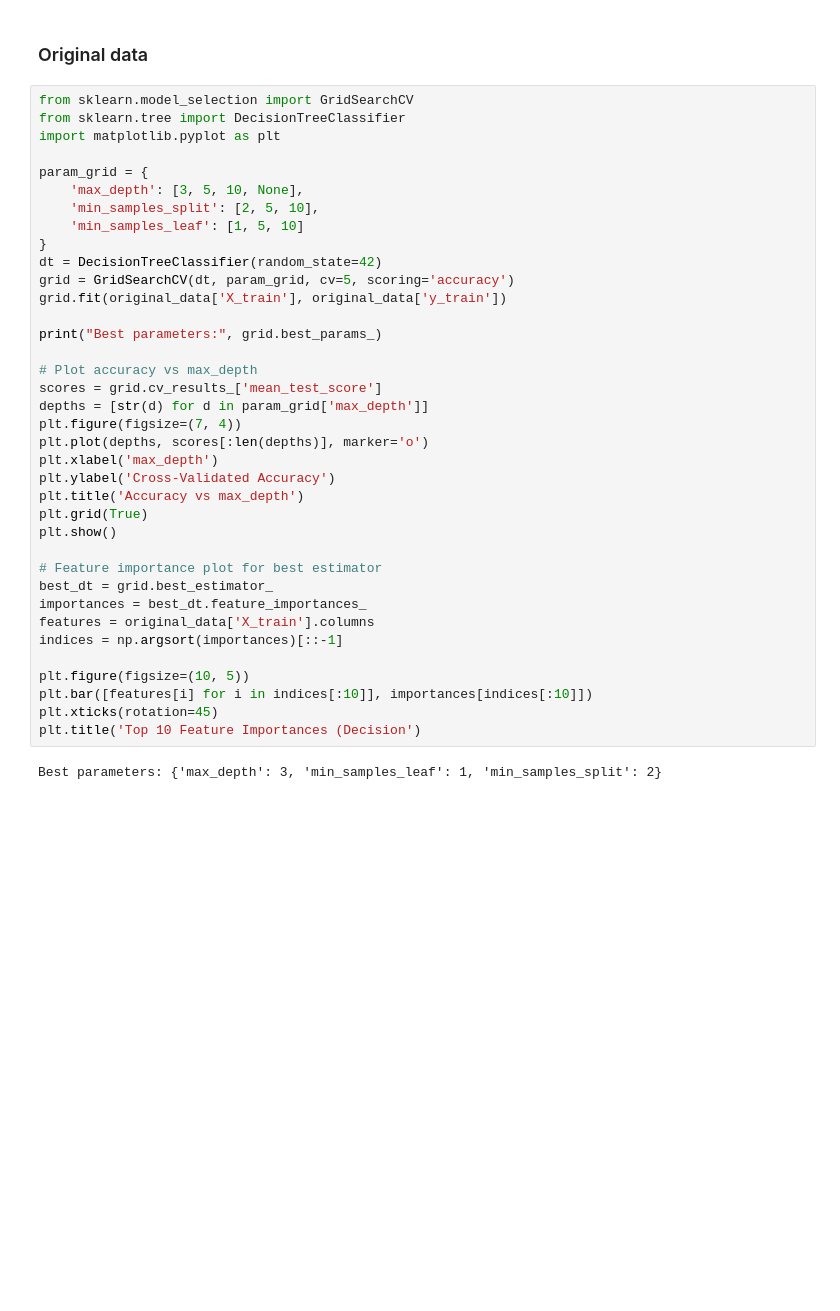
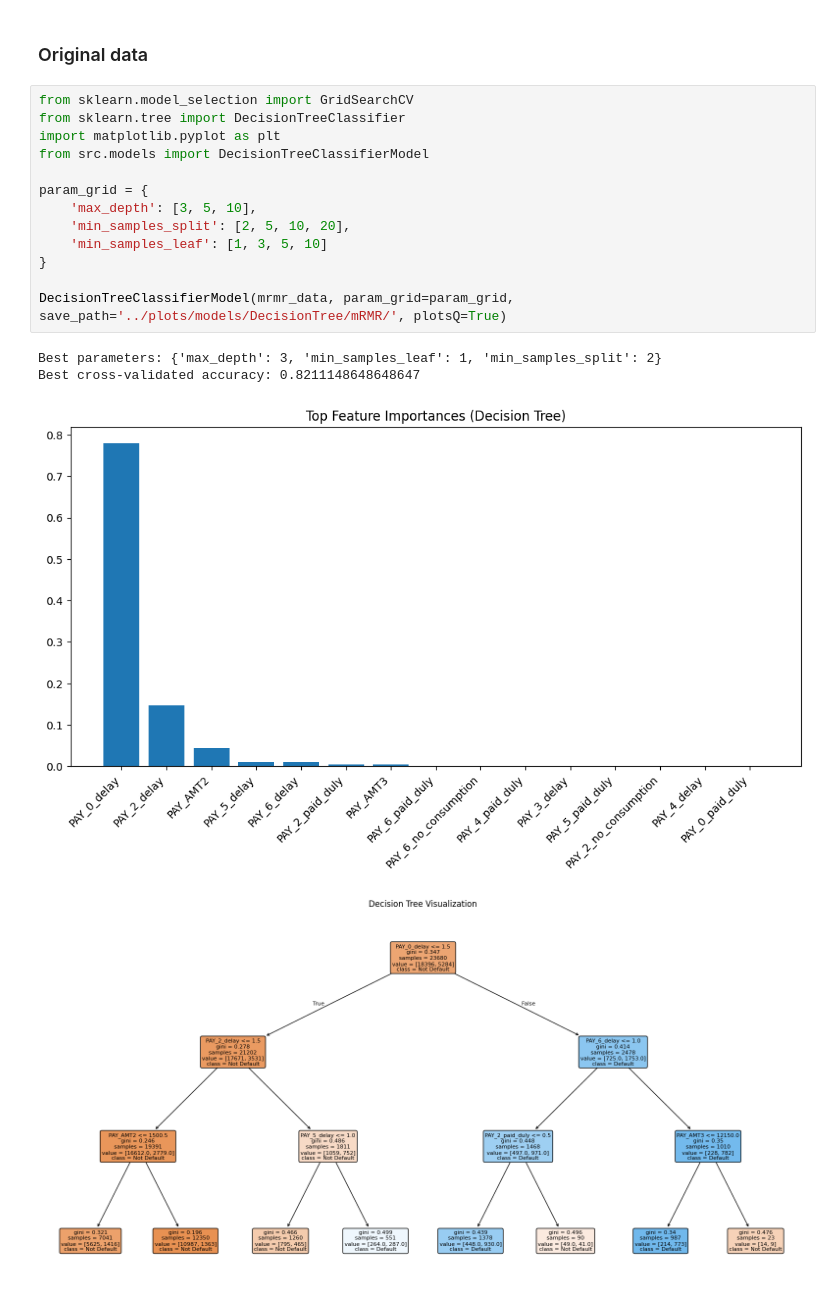
Before and after one commit to Roque97/DS-Project---Predicting-Default-of-Credit-Card-Clients-Taiwan-2005, a Jupyter notebook: notebooks/modeling.ipynb, the cells around one changed output. Cells and saved outputs as stored; diff of their text form; blank space fills up the shorter version.

```diff
--- a/notebooks/modeling.ipynb
+++ b/notebooks/modeling.ipynb
@@ -80,39 +87,18 @@ dtype: float64, 'predicted_default_rate': np.float64(0.11704104036480324), 'roc_
 # %%
 from sklearn.model_selection import GridSearchCV
 from sklearn.tree import DecisionTreeClassifier
 import matplotlib.pyplot as plt
+from src.models import DecisionTreeClassifierModel
 
 param_grid = {
-    'max_depth': [3, 5, 10, None],
-    'min_samples_split': [2, 5, 10],
-    'min_samples_leaf': [1, 5, 10]
+    'max_depth': [3, 5, 10],
+    'min_samples_split': [2, 5, 10, 20],
+    'min_samples_leaf': [1, 3, 5, 10]
 }
-dt = DecisionTreeClassifier(random_state=42)
-grid = GridSearchCV(dt, param_grid, cv=5, scoring='accuracy')
-grid.fit(original_data['X_train'], original_data['y_train'])
 
-print("Best parameters:", grid.best_params_)
-
-# Plot accuracy vs max_depth
-scores = grid.cv_results_['mean_test_score']
-depths = [str(d) for d in param_grid['max_depth']]
-plt.figure(figsize=(7, 4))
-plt.plot(depths, scores[:len(depths)], marker='o')
-plt.xlabel('max_depth')
-plt.ylabel('Cross-Validated Accuracy')
-plt.title('Accuracy vs max_depth')
-plt.grid(True)
-plt.show()
-
-# Feature importance plot for best estimator
-best_dt = grid.best_estimator_
-importances = best_dt.feature_importances_
-features = original_data['X_train'].columns
-indices = np.argsort(importances)[::-1]
-
-plt.figure(figsize=(10, 5))
-plt.bar([features[i] for i in indices[:10]], importances[indices[:10]])
-plt.xticks(rotation=45)
-plt.title('Top 10 Feature Importances (Decision')
+DecisionTreeClassifierModel(mrmr_data, param_grid=param_grid, save_path='../plots/models/DecisionTree/mRMR/', plotsQ=True)
 # %% [output]
 Best parameters: {'max_depth': 3, 'min_samples_leaf': 1, 'min_samples_split': 2}
+Best cross-validated accuracy: 0.8211148648648647
+[figure, added]
+[figure, added]
```
Also changed, not shown: parts of 4 cells of this notebook, 31 other files.
